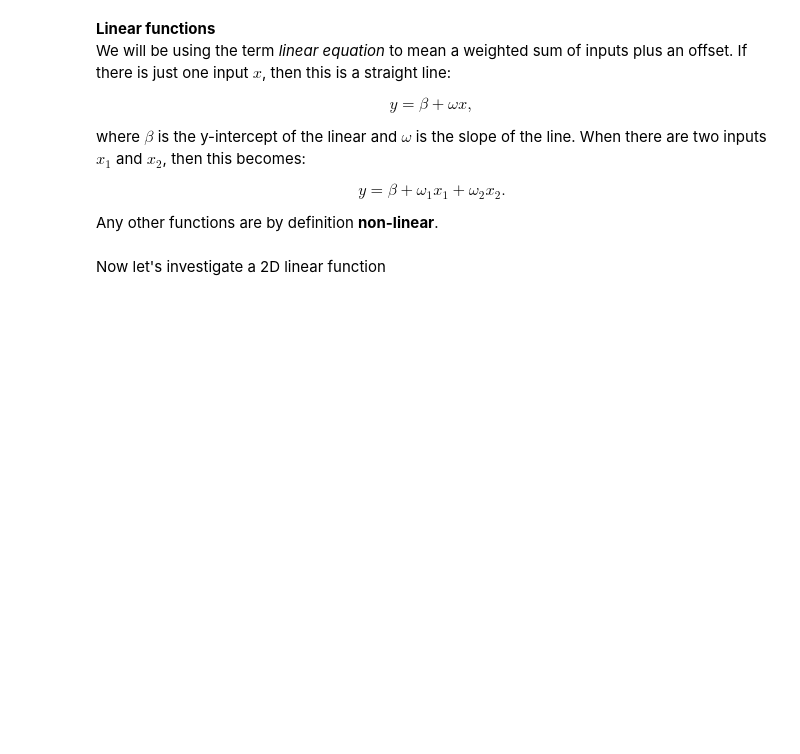
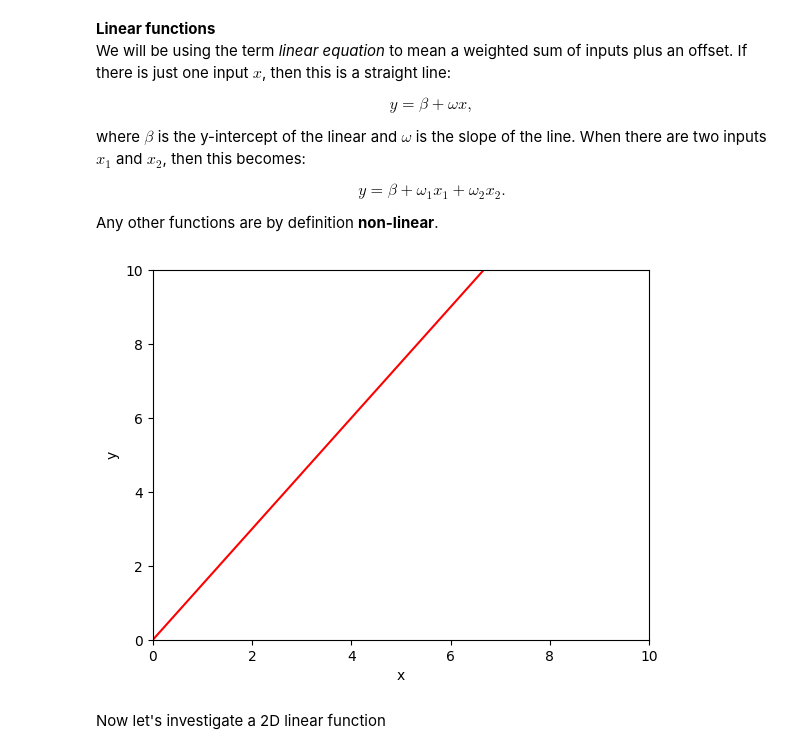
Before and after one commit to BodyNourished/math_ML, a Jupyter notebook: 1_1_backgroundmathematics.ipynb, the cells around one changed output. Saved outputs shown, nothing was run; the diff lists cells and outputs as text; code cells hidden in the pictures; blank space fills up the shorter version.

```diff
--- a/1_1_backgroundmathematics.ipynb
+++ b/1_1_backgroundmathematics.ipynb
@@ -32,28 +32,26 @@ def linear_function_1D(x,beta,omega):
 # %%
 # Plot the 1D linear function
 
 # Define an array of x values from 0 to 10 with increments of 0.01
 # https://numpy.org/doc/stable/reference/generated/numpy.arange.html
 x = np.arange(0.0,10.0, 0.01)
 # Compute y using the function you filled in above
-beta = 0.0; omega = 1.0
+beta = 0.0; omega = 1.5
 
 y = linear_function_1D(x,beta,omega)
 
 # Plot this function
 fig, ax = plt.subplots()
 ax.plot(x,y,'r-')
 ax.set_ylim([0,10]);ax.set_xlim([0,10])
 ax.set_xlabel('x'); ax.set_ylabel('y')
 plt.show()
 
 # TODO -- experiment with changing the values of beta and omega
 # to understand what they do.  Try to make a line
 # that crosses the y-axis at y=10 and the x-axis at x=5
-
-beta = 0.0; omega = 5.0
-
-y = linear_function_1D(x,beta,omega)
+# %% [output]
+[figure, added]
 # %% [markdown]
 Now let's investigate a 2D linear function
 # %%
```
Also changed, not shown: parts of 2 cells of this notebook.
